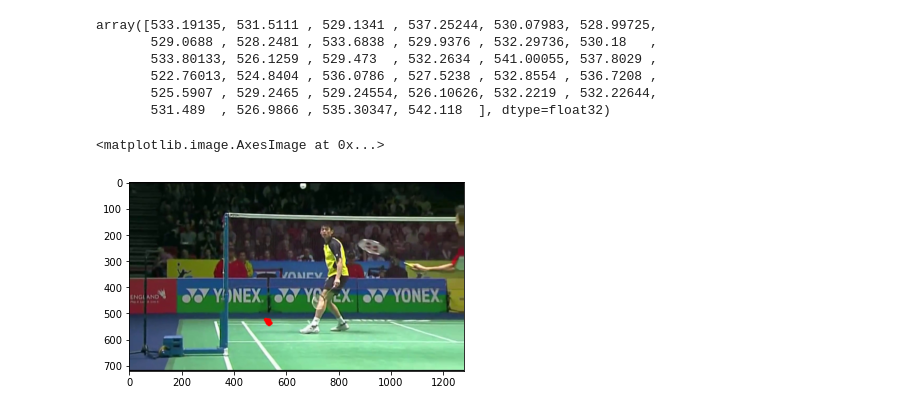
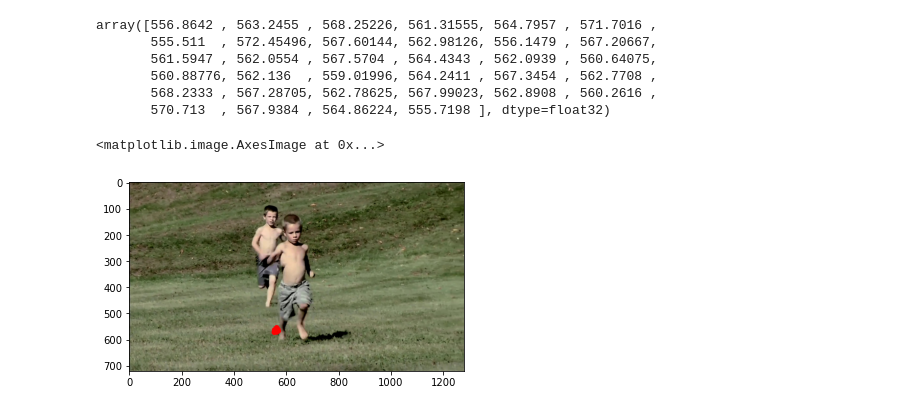
Before and after one commit to nexhua/ml_pose_estimation, a Jupyter notebook: tests.ipynb, the cells around one changed output. Cells and saved outputs as stored; diff of their text form; code cells hidden in the pictures.

```diff
--- a/tests.ipynb
+++ b/tests.ipynb
@@ -16,7 +17,7 @@ config = configurations.Configuration()
 # %%
 df = util.get_dataframe()
 # %%
-sample = list(df.iloc[1000])
+sample = list(df.iloc[0])
 # %%
 im = util.imread_from_id(sample[0])
 keypoints = np.array(sample[1:])
@@ -44,0 +39,2 @@ resized = cv2.resize(rescaled, (224,224))
+# %%
+model = tf.keras.models.load_model("models/model_v5/")
@@ -51,14 +67,14 @@ y_pred = y_pred.ravel()
 # %%
 y_pred
 # %% [output]
-array([533.19135, 531.5111 , 529.1341 , 537.25244, 530.07983, 528.99725,
-       529.0688 , 528.2481 , 533.6838 , 529.9376 , 532.29736, 530.18   ,
-       533.80133, 526.1259 , 529.473  , 532.2634 , 541.00055, 537.8029 ,
-       522.76013, 524.8404 , 536.0786 , 527.5238 , 532.8554 , 536.7208 ,
-       525.5907 , 529.2465 , 529.24554, 526.10626, 532.2219 , 532.22644,
-       531.489  , 526.9866 , 535.30347, 542.118  ], dtype=float32)
+array([556.8642 , 563.2455 , 568.25226, 561.31555, 564.7957 , 571.7016 ,
+       555.511  , 572.45496, 567.60144, 562.98126, 556.1479 , 567.20667,
+       561.5947 , 562.0554 , 567.5704 , 564.4343 , 562.0939 , 560.64075,
+       560.88776, 562.136  , 559.01996, 564.2411 , 567.3454 , 562.7708 ,
+       568.2333 , 567.28705, 562.78625, 567.99023, 562.8908 , 560.2616 ,
+       570.713  , 567.9384 , 564.86224, 555.7198 ], dtype=float32)
 # %%
-plt.imshow(util.to_rgb(util.draw_keypoints(test_im, y_pred, 7)))
+plt.imshow(util.to_rgb(util.draw_keypoints(test_im, y_pred.astype(int), 10)))
 # %% [output]
 <matplotlib.image.AxesImage at 0x...>
-[figure, old version]
+[figure, new version]
```
Also changed, not shown: parts of 14 cells of this notebook, 5 other files.
